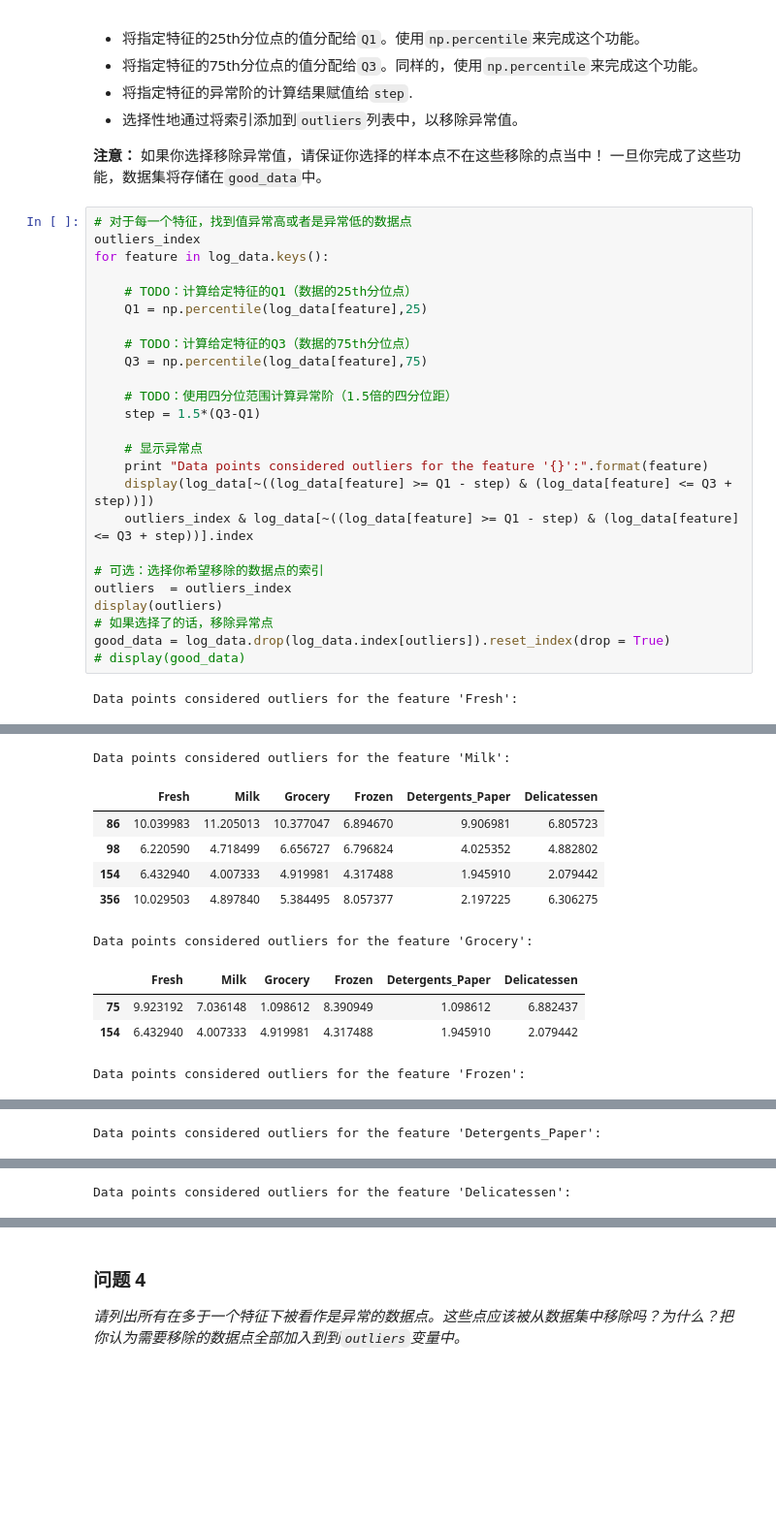
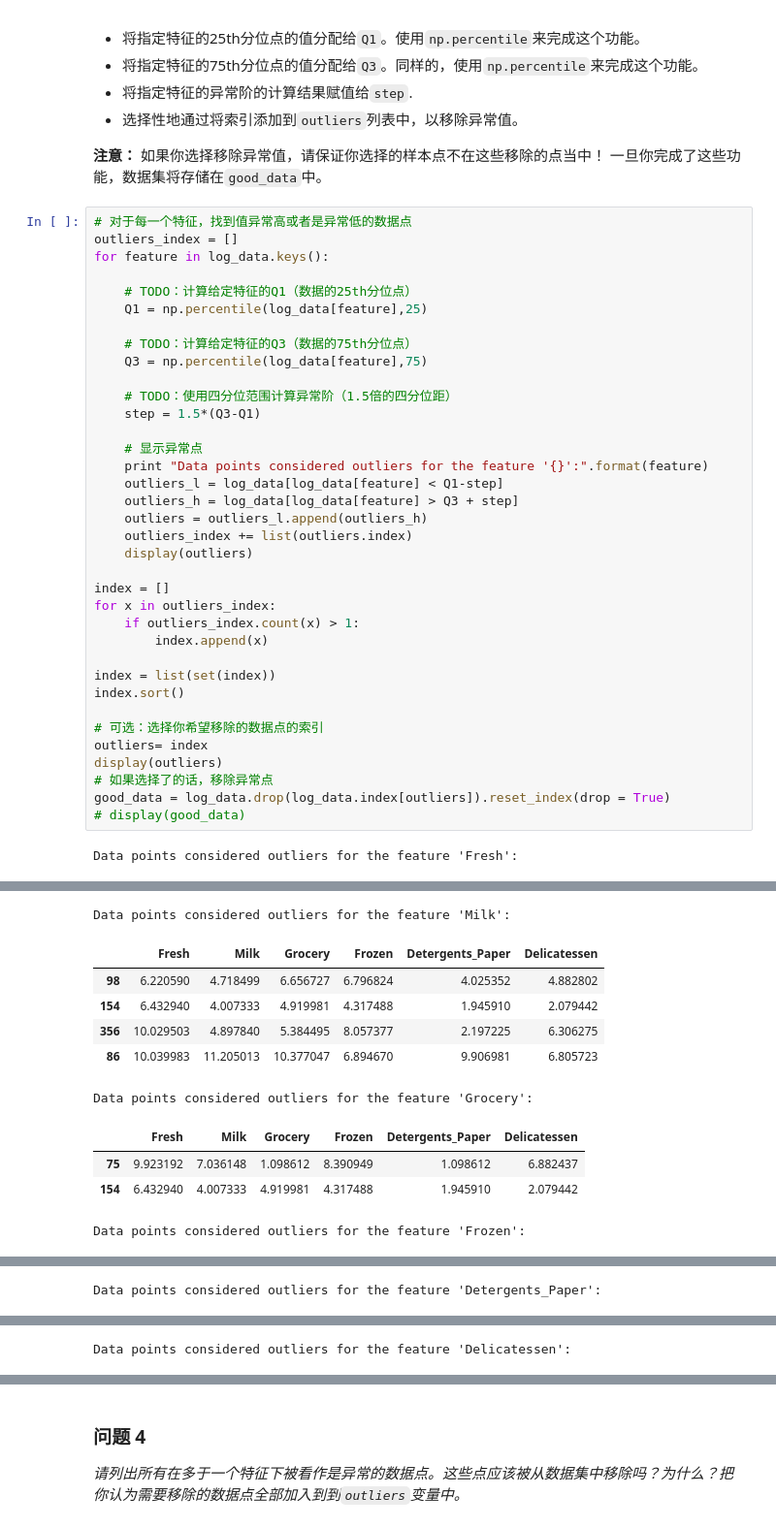
Before and after one commit to thomasgui76/creating_customer_segments-master, a Jupyter notebook: customer_segments.ipynb, the cells around one changed output, grey strips where cells are left out. Shown at 97% size. Saved outputs shown, nothing was run; the diff lists cells and outputs as text; blank space fills up the shorter version.

```diff
--- a/customer_segments.ipynb
+++ b/customer_segments.ipynb
@@ -189,7 +191,7 @@ display(log_samples)
 一旦你完成了这些功能，数据集将存储在`good_data`中。
 # %%
 # 对于每一个特征，找到值异常高或者是异常低的数据点
-outliers_index
+outliers_index = []
 for feature in log_data.keys():
 
     # TODO：计算给定特征的Q1（数据的25th分位点）
@@ -203,40 +205,51 @@ for feature in log_data.keys():
 
     # 显示异常点
     print "Data points considered outliers for the feature '{}':".format(feature)
-    display(log_data[~((log_data[feature] >= Q1 - step) & (log_data[feature] <= Q3 + step))])
-    outliers_index & log_data[~((log_data[feature] >= Q1 - step) & (log_data[feature] <= Q3 + step))].index
+    outliers_l = log_data[log_data[feature] < Q1-step]
+    outliers_h = log_data[log_data[feature] > Q3 + step]
+    outliers = outliers_l.append(outliers_h)
+    outliers_index += list(outliers.index)
+    display(outliers)
+
+index = []
+for x in outliers_index:
+    if outliers_index.count(x) > 1:
+        index.append(x)
+
+index = list(set(index))
+index.sort()
 
 # 可选：选择你希望移除的数据点的索引
-outliers  = outliers_index
+outliers= index
 display(outliers)
 # 如果选择了的话，移除异常点
 good_data = log_data.drop(log_data.index[outliers]).reset_index(drop = True)
 # display(good_data)
 # %% [output]
 Data points considered outliers for the feature 'Fresh':
 |  | Fresh | Milk | Grocery | Frozen | Detergents_Paper | Delicatessen |
 | 65 | 4.442651 | 9.950323 | 10.732651 | 3.583519 | 10.095388 | 7.260523 |
 | 66 | 2.197225 | 7.335634 | 8.911530 | 5.164786 | 8.151333 | 3.295837 |
 | 81 | 5.389072 | 9.163249 | 9.575192 | 5.645447 | 8.964184 | 5.049856 |
 | 95 | 1.098612 | 7.979339 | 8.740657 | 6.086775 | 5.407172 | 6.563856 |
 | 96 | 3.135494 | 7.869402 | 9.001839 | 4.976734 | 8.262043 | 5.379897 |
 | 128 | 4.941642 | 9.087834 | 8.248791 | 4.955827 | 6.967909 | 1.098612 |
 | 171 | 5.298317 | 10.160530 | 9.894245 | 6.478510 | 9.079434 | 8.740337 |
 | 193 | 5.192957 | 8.156223 | 9.917982 | 6.865891 | 8.633731 | 6.501290 |
 | 218 | 2.890372 | 8.923191 | 9.629380 | 7.158514 | 8.475746 | 8.759669 |
 | 304 | 5.081404 | 8.917311 | 10.117510 | 6.424869 | 9.374413 | 7.787382 |
 | 305 | 5.493061 | 9.468001 | 9.088399 | 6.683361 | 8.271037 | 5.351858 |
 | 338 | 1.098612 | 5.808142 | 8.856661 | 9.655090 | 2.708050 | 6.309918 |
 | 353 | 4.762174 | 8.742574 | 9.961898 | 5.429346 | 9.069007 | 7.013016 |
 | 355 | 5.247024 | 6.588926 | 7.606885 | 5.501258 | 5.214936 | 4.844187 |
 | 357 | 3.610918 | 7.150701 | 10.011086 | 4.919981 | 8.816853 | 4.700480 |
 | 412 | 4.574711 | 8.190077 | 9.425452 | 4.584967 | 7.996317 | 4.127134 |
 Data points considered outliers for the feature 'Milk':
 |  | Fresh | Milk | Grocery | Frozen | Detergents_Paper | Delicatessen |
-| 86 | 10.039983 | 11.205013 | 10.377047 | 6.894670 | 9.906981 | 6.805723 |
 | 98 | 6.220590 | 4.718499 | 6.656727 | 6.796824 | 4.025352 | 4.882802 |
 | 154 | 6.432940 | 4.007333 | 4.919981 | 4.317488 | 1.945910 | 2.079442 |
 | 356 | 10.029503 | 4.897840 | 5.384495 | 8.057377 | 2.197225 | 6.306275 |
+| 86 | 10.039983 | 11.205013 | 10.377047 | 6.894670 | 9.906981 | 6.805723 |
 Data points considered outliers for the feature 'Grocery':
 |  | Fresh | Milk | Grocery | Frozen | Detergents_Paper | Delicatessen |
 | 75 | 9.923192 | 7.036148 | 1.098612 | 8.390949 | 1.098612 | 6.882437 |
```
Also changed, not shown: parts of 26 cells of this notebook, 1 other file.
